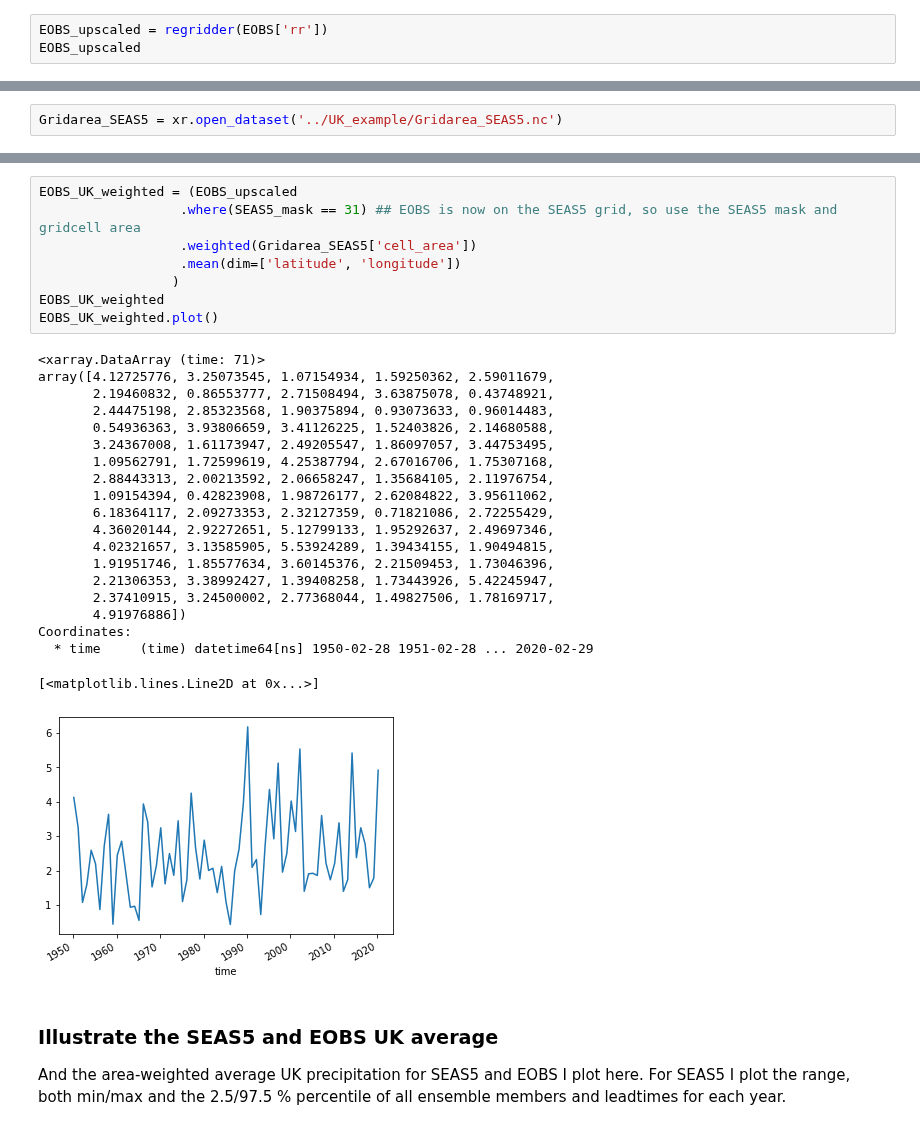
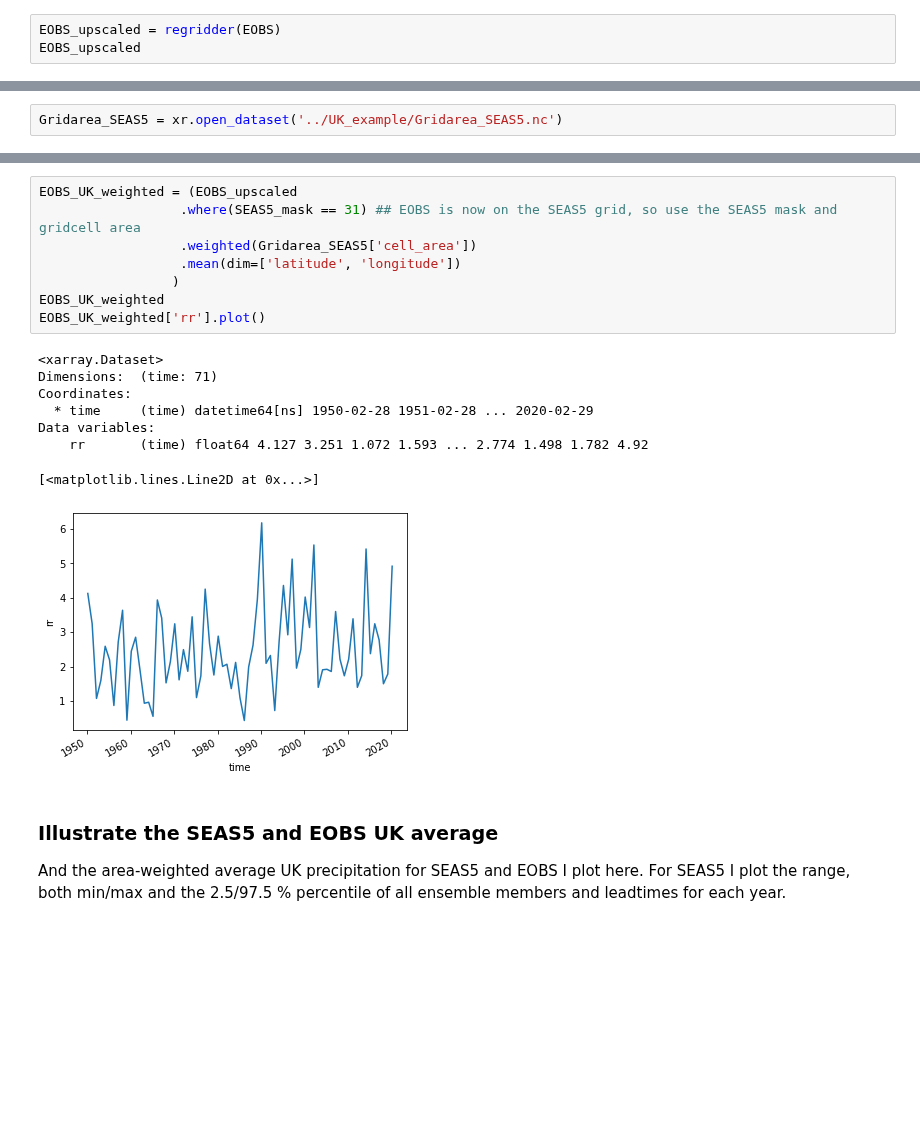
Before and after one commit to ECMWFCode4Earth/UNSEEN-open, a Jupyter notebook: Notebooks/1.Download/1.5Upscale.ipynb, the cells around one changed output, grey strips where cells are left out. Saved outputs shown, nothing was run; the diff lists cells and outputs as text; blank space fills up the shorter version.

```diff
--- a/Notebooks/1.Download/1.5Upscale.ipynb
+++ b/Notebooks/1.Download/1.5Upscale.ipynb
@@ -116,6 +116,6 @@ Overwrite existing file: bilinear_201x464_11x14.nc
 # %% [markdown]
 Now that we have the regridder, we can apply the regridder to our EOBS dataarray:
 # %%
-EOBS_upscaled = regridder(EOBS['rr'])
+EOBS_upscaled = regridder(EOBS)
 EOBS_upscaled
 # %% [output]
@@ -254,32 +239,20 @@ Coordinates:
 # %%
 EOBS_UK_weighted = (EOBS_upscaled
                   .where(SEAS5_mask == 31) ## EOBS is now on the SEAS5 grid, so use the SEAS5 mask and gridcell area
                   .weighted(Gridarea_SEAS5['cell_area'])
                   .mean(dim=['latitude', 'longitude'])
                  )
 EOBS_UK_weighted
-EOBS_UK_weighted.plot()
+EOBS_UK_weighted['rr'].plot()
 # %% [output]
-<xarray.DataArray (time: 71)>
-array([4.12725776, 3.25073545, 1.07154934, 1.59250362, 2.59011679,
-       2.19460832, 0.86553777, 2.71508494, 3.63875078, 0.43748921,
-       2.44475198, 2.85323568, 1.90375894, 0.93073633, 0.96014483,
-       0.54936363, 3.93806659, 3.41126225, 1.52403826, 2.14680588,
-       3.24367008, 1.61173947, 2.49205547, 1.86097057, 3.44753495,
-       1.09562791, 1.72599619, 4.25387794, 2.67016706, 1.75307168,
-       2.88443313, 2.00213592, 2.06658247, 1.35684105, 2.11976754,
-       1.09154394, 0.42823908, 1.98726177, 2.62084822, 3.95611062,
-       6.18364117, 2.09273353, 2.32127359, 0.71821086, 2.72255429,
-       4.36020144, 2.92272651, 5.12799133, 1.95292637, 2.49697346,
-       4.02321657, 3.13585905, 5.53924289, 1.39434155, 1.90494815,
-       1.91951746, 1.85577634, 3.60145376, 2.21509453, 1.73046396,
-       2.21306353, 3.38992427, 1.39408258, 1.73443926, 5.42245947,
-       2.37410915, 3.24500002, 2.77368044, 1.49827506, 1.78169717,
-       4.91976886])
+<xarray.Dataset>
+Dimensions:  (time: 71)
 Coordinates:
   * time     (time) datetime64[ns] 1950-02-28 1951-02-28 ... 2020-02-29
+Data variables:
+    rr       (time) float64 4.127 3.251 1.072 1.593 ... 2.774 1.498 1.782 4.92
 [<matplotlib.lines.Line2D at 0x...>]
-[figure, old version]
+[figure, new version]
 # %% [markdown]
 ### Illustrate the SEAS5 and EOBS UK average
 
```
Also changed, not shown: parts of 8 cells of this notebook, 5 other files.
